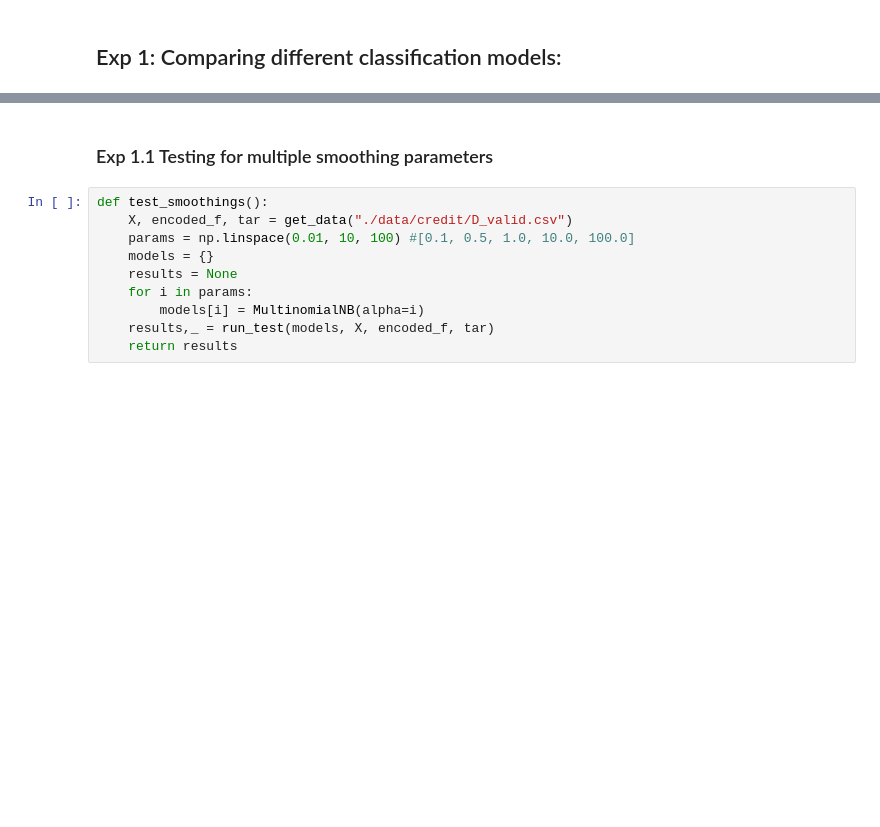
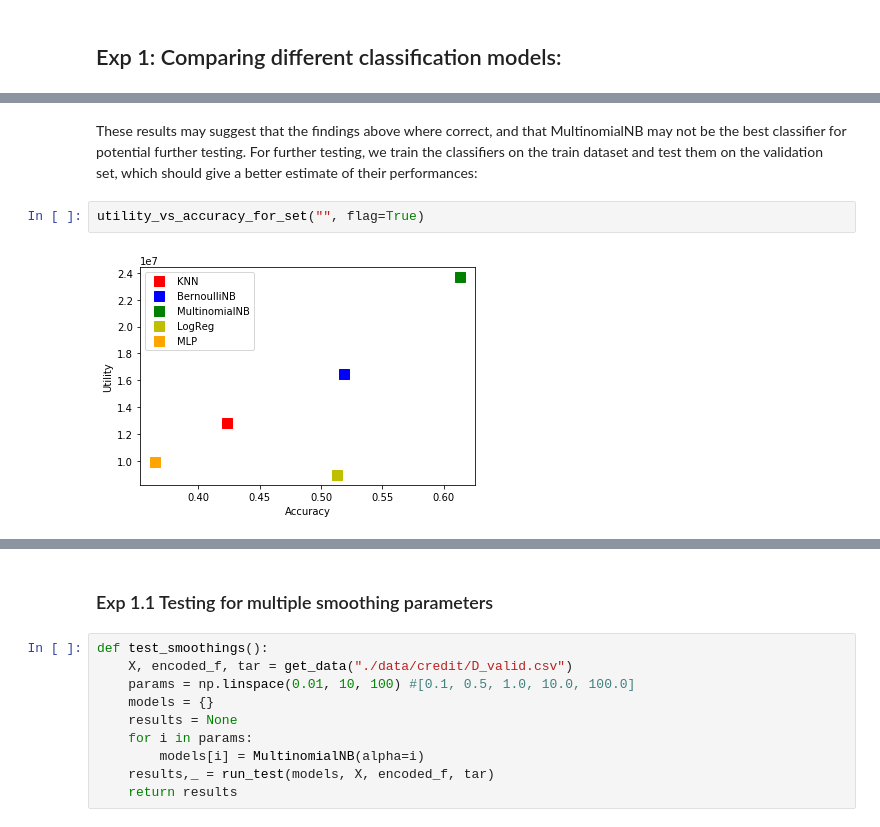
Before and after one commit to Adriyst/ml-society-science, a Jupyter notebook: report.ipynb, the cells around one changed output, grey strips where cells are left out. Saved outputs shown, nothing was run; the diff lists cells and outputs as text; blank space fills up the shorter version.

```diff
--- a/report.ipynb
+++ b/report.ipynb
@@ -213,0 +292,6 @@ run_tests_for_all_classifiers()
+# %% [markdown]
+These results may suggest that the findings above where correct, and that MultinomialNB may not be the best classifier for potential further testing. For further testing, we train the classifiers on the train dataset and test them on the validation set, which should give a better estimate of their performances:
+# %%
+utility_vs_accuracy_for_set("", flag=True)
+# %% [output]
+[figure, added]
```
Also changed, not shown: parts of 31 cells of this notebook.
